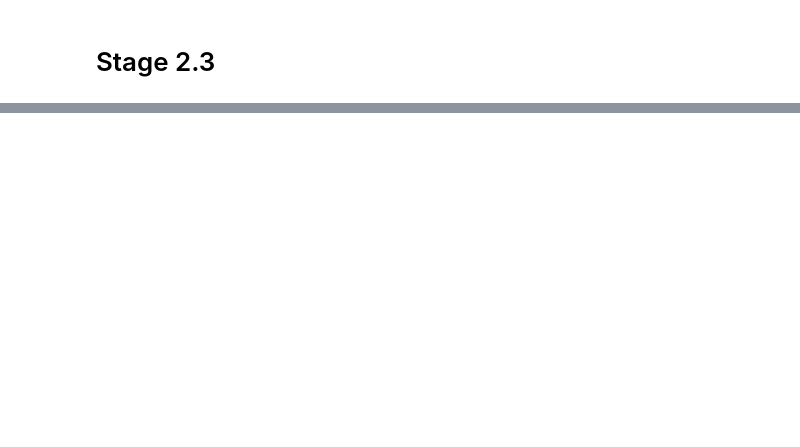
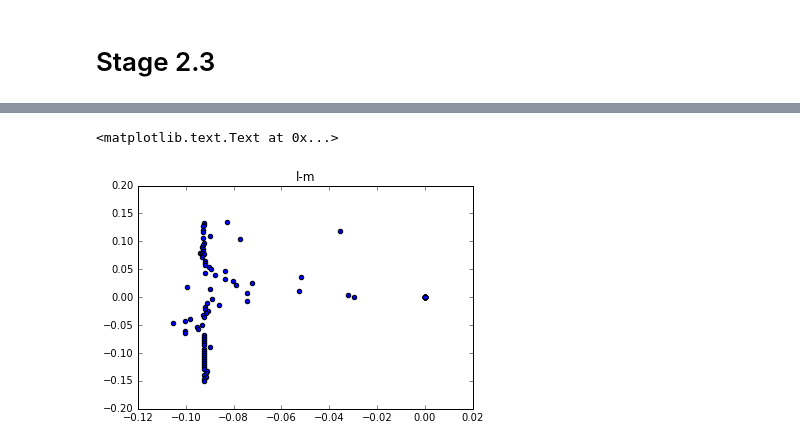
Before and after one commit to hushchyn-mikhail/ship_tracking_summer2016, a Jupyter notebook: notebooks/Retina_demonstration.ipynb, the cells around one changed output, grey strips where cells are left out. Saved outputs shown, nothing was run; the diff lists cells and outputs as text; code cells hidden in the pictures; blank space fills up the shorter version.

```diff
--- a/notebooks/Retina_demonstration.ipynb
+++ b/notebooks/Retina_demonstration.ipynb
@@ -120,4 +183,9 @@ get_track_params(event_before_magnet, 3)
 from retina import RetinaTrackReconstruction
 # %%
 retina = RetinaTrackReconstruction()
+# %%
+array_of_initial_parameters = []
+for i in np.linspace(-500, 500, 100):
+    array_of_initial_parameters.append([0, 0, i, 0])
+array_of_initial_parameters = np.array(array_of_initial_parameters)
 # %%
@@ -142,0 +194,11 @@ retina.fit(event_before_magnet[['Wx1', 'Wy1', 'Wz', 'Wx2', 'Wy2', 'Wz']].values,
+# %%
+new_dots_array = []
+for i in dots_array:
+    new_dots_array.append([vec2params(i)])
+new_dots_array = np.array(new_dots_array)
+# %%
+plt.scatter(new_dots_array[:, 0, 1], new_dots_array[:, 0, 3])
+plt.title('l-m')
+# %% [output]
+<matplotlib.text.Text at 0x...>
+[figure, added]
```
Also changed, not shown: parts of 15 cells of this notebook, 1 other file.
